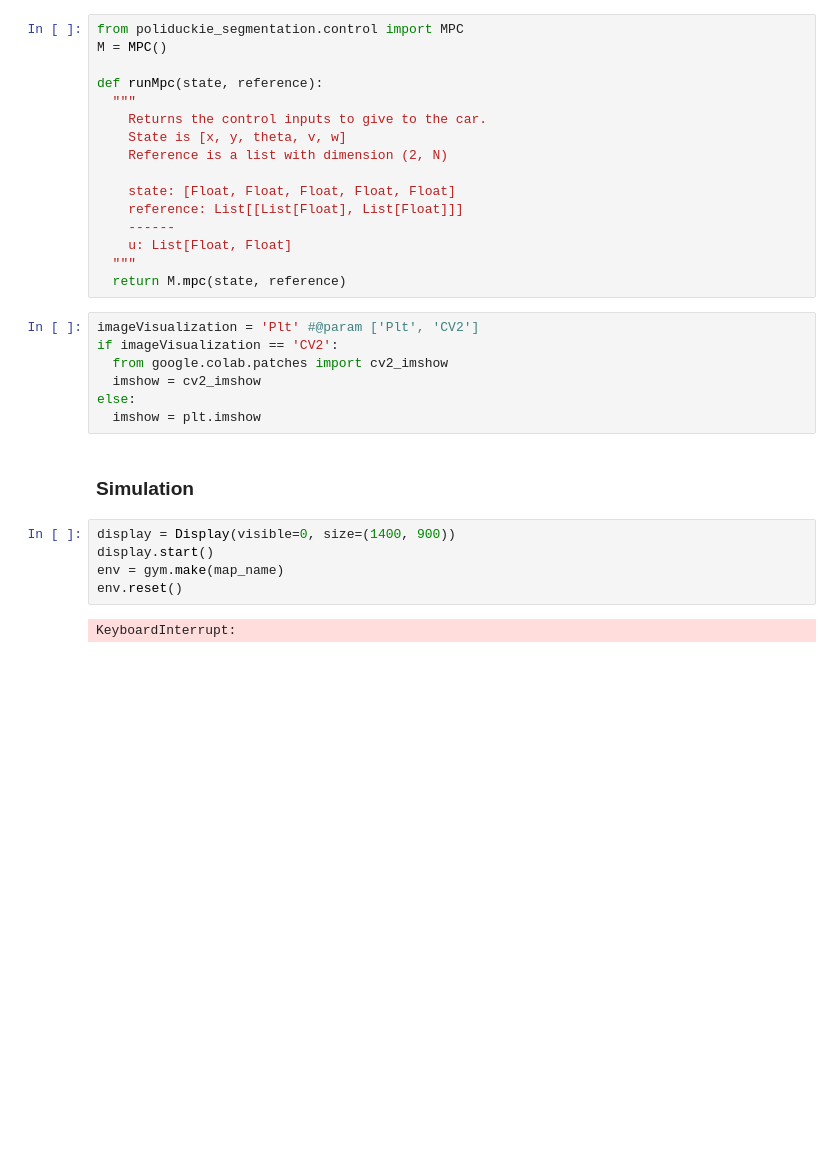
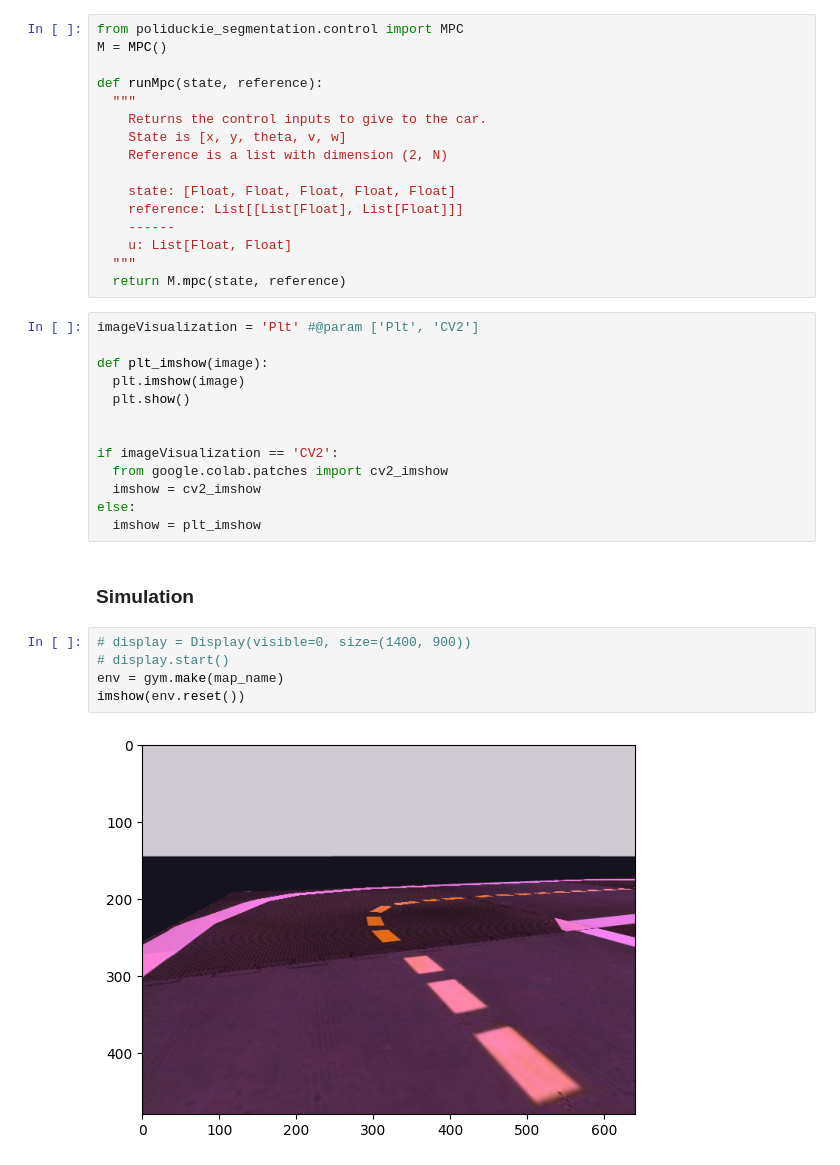
Before and after one commit to poliduckie/poliduckie_pipeline, a Jupyter notebook: notebooks/poliduckie_mpc_pipeline.ipynb, the cells around one changed output. Saved outputs shown, nothing was run; the diff lists cells and outputs as text; blank space fills up the shorter version.

```diff
--- a/notebooks/poliduckie_mpc_pipeline.ipynb
+++ b/notebooks/poliduckie_mpc_pipeline.ipynb
@@ -150,20 +167,26 @@ def runMpc(state, reference):
   return M.mpc(state, reference)
 # %%
 imageVisualization = 'Plt' #@param ['Plt', 'CV2']
+
+def plt_imshow(image):
+  plt.imshow(image)
+  plt.show()
+
+
 if imageVisualization == 'CV2':
   from google.colab.patches import cv2_imshow
   imshow = cv2_imshow
 else:
-  imshow = plt.imshow
+  imshow = plt_imshow
 # %% [markdown]
 ### Simulation
 # %%
-display = Display(visible=0, size=(1400, 900))
-display.start()
+# display = Display(visible=0, size=(1400, 900))
+# display.start()
 env = gym.make(map_name)
-env.reset()
+imshow(env.reset())
 # %% [output]
-KeyboardInterrupt:
+[figure, added]
 # %%
 from poliduckie_segmentation.model import Model
 
```
Also changed, not shown: parts of 3 cells of this notebook.
